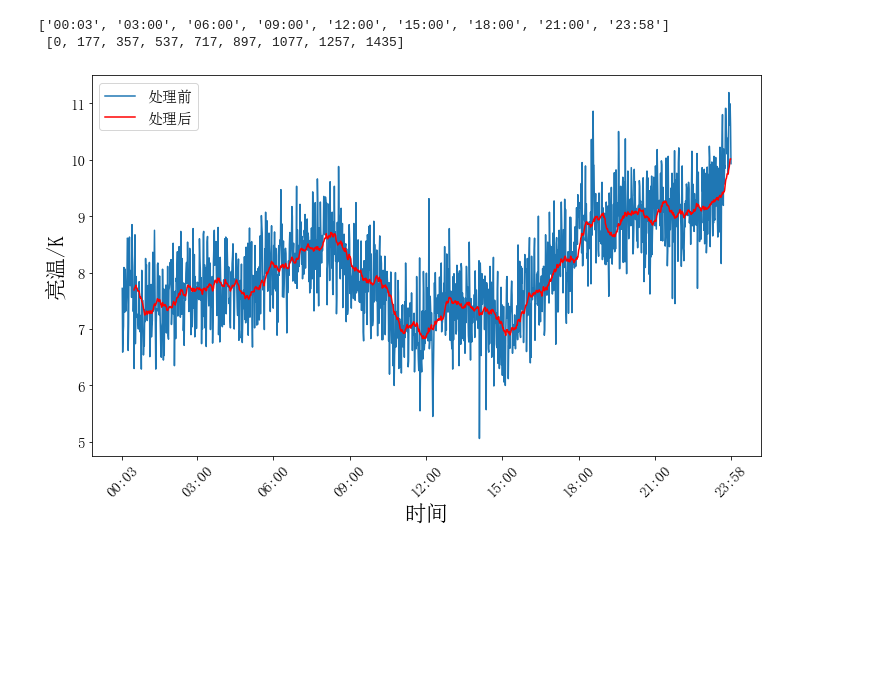
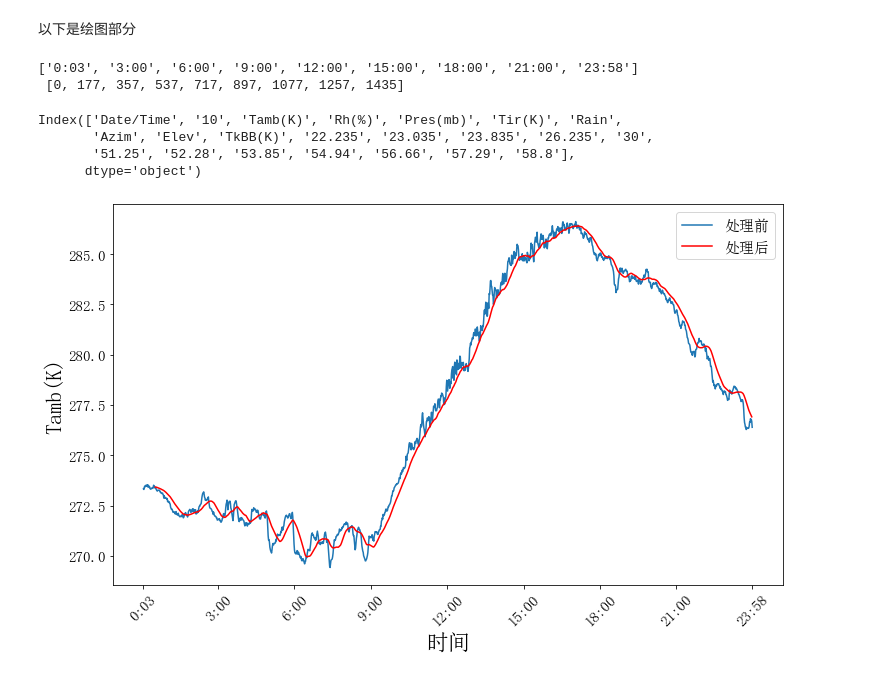
Before and after one commit to Jacob045/Code-for-Graduation-Project, a Jupyter notebook: Machine Learning/5.2_Moving_average.ipynb, the cells around one changed output. Saved outputs shown, nothing was run; the diff lists cells and outputs as text; code cells hidden in the pictures; blank space fills up the shorter version.

```diff
--- a/Machine Learning/5.2_Moving_average.ipynb
+++ b/Machine Learning/5.2_Moving_average.ipynb
@@ -19,3 +6,3 @@ microwave_filepaths[150].replace('\\','/')
 # %%
-lv1_data = pd.read_csv(r'I:\Data\Personal Data\graduation project\SACOL\microwave\2009\200902\2009-02-06_00-02-03_lv1.csv',index_col='Record',)
+lv1_data = pd.read_csv(r'I:\Data\Personal Data\graduation project\SACOL\microwave\\2009\200902\2009-02-05_00-02-03_lv1.csv',index_col='Record')
 # lv1_data.drop(['Unnamed: 23'],axis=1,inplace=True)
@@ -22,4 +16,8 @@ lv1_data = pd.read_csv(r'I:\Data\Personal Data\graduation project\SACOL\microwav
+# %% [markdown]
+以下是绘图部分
 # %%
+## 绘图准备
+# 坐标值（1）
 flag = 0
 x_ticks = []
 x_labels = []
@@ -31,11 +29,19 @@ for time in range(len(lv1_data['Date/Time'])):
 
 x_ticks.append(len(lv1_data['Date/Time'])-1)
 x_labels.append(lv1_data['Date/Time'][len(lv1_data['Date/Time'])][9:14])
+# 坐标值（2）
+for i in range(8):
+    del x_labels[slice(i+1,i+3)]
+    del x_ticks[slice(i+1,i+3)]
+print(x_labels,'\n',x_ticks)
+
+# 字体设置
+config = {  "font.family": 'serif',
+            "font.size": 15,
+            "mathtext.fontset": 'stix',
+            "font.serif": ['SimSun'],
+         }
+rcParams.update(config)
+# %% [output]
+['0:03', '3:00', '6:00', '9:00', '12:00', '15:00', '18:00', '21:00', '23:58']
+ [0, 177, 357, 537, 717, 897, 1077, 1257, 1435]
-# %%
-for i in range(8):
-    del x_labels[slice(i+1,i+3)]
-    del x_ticks[slice(i+1,i+3)]
-print(x_labels,'\n',x_ticks)
-# %% [output]
-['00:03', '03:00', '06:00', '09:00', '12:00', '15:00', '18:00', '21:00', '23:58']
- [0, 177, 357, 537, 717, 897, 1077, 1257, 1435]
@@ -49,16 +48,25 @@ rcParams.update(config)
+# %%
+lv1_data.columns
+# %% [output]
+Index(['Date/Time', '10', 'Tamb(K)', 'Rh(%)', 'Pres(mb)', 'Tir(K)', 'Rain',
+       'Azim', 'Elev', 'TkBB(K)', '22.235', '23.035', '23.835', '26.235', '30',
+       '51.25', '52.28', '53.85', '54.94', '56.66', '57.29', '58.8'],
+      dtype='object')
 # %%
-col = lv1_data.columns[14]
+# col = lv1_data.columns[16]
+col = 'Tamb(K)'
 n = 30
 # plt.rcParams['font.sans-serif'] = ['SimHei']  # 用来正常显示中文标签
 plt.figure(figsize=(12,7))
 plt.plot(lv1_data[col],label='处理前')
 y = np.convolve(pd.to_numeric(lv1_data[col]),np.ones(n,)/n,mode='full')
 y[:n-1] = np.nan
 plt.plot(y[:-(n-1)],'r',label='处理后')
 plt.legend()
 plt.xticks(x_ticks,x_labels,rotation=45)
 plt.xlabel('时间',fontsize=22)
-plt.ylabel('亮温/K',fontsize=22)
-plt.savefig(r'I:\Data\Personal Data\graduation project\Code\Machine Learning\picture\microwave\20090603_'+col+'.svg',bbox_inches='tight',dpi=300,pad_inches=0)
+plt.ylabel(col,fontsize=22)
+# plt.savefig(r'I:\Data\Personal Data\graduation project\毕业论文\毕业论文图集\Chapter5\20090603_'+col+'.svg',bbox_inches='tight',dpi=300,pad_inches=0)
+plt.show()
 # %% [output]
-[figure, old version]
+[figure, new version]
```
Also changed, not shown: parts of 4 cells of this notebook, 25 other files.
